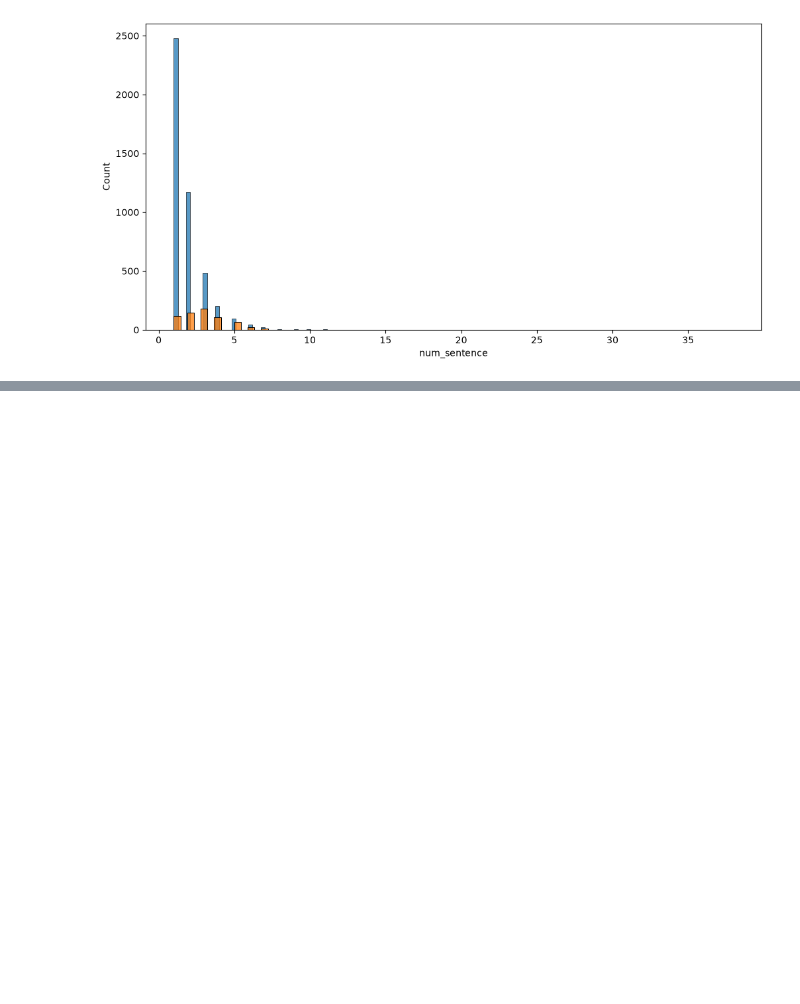
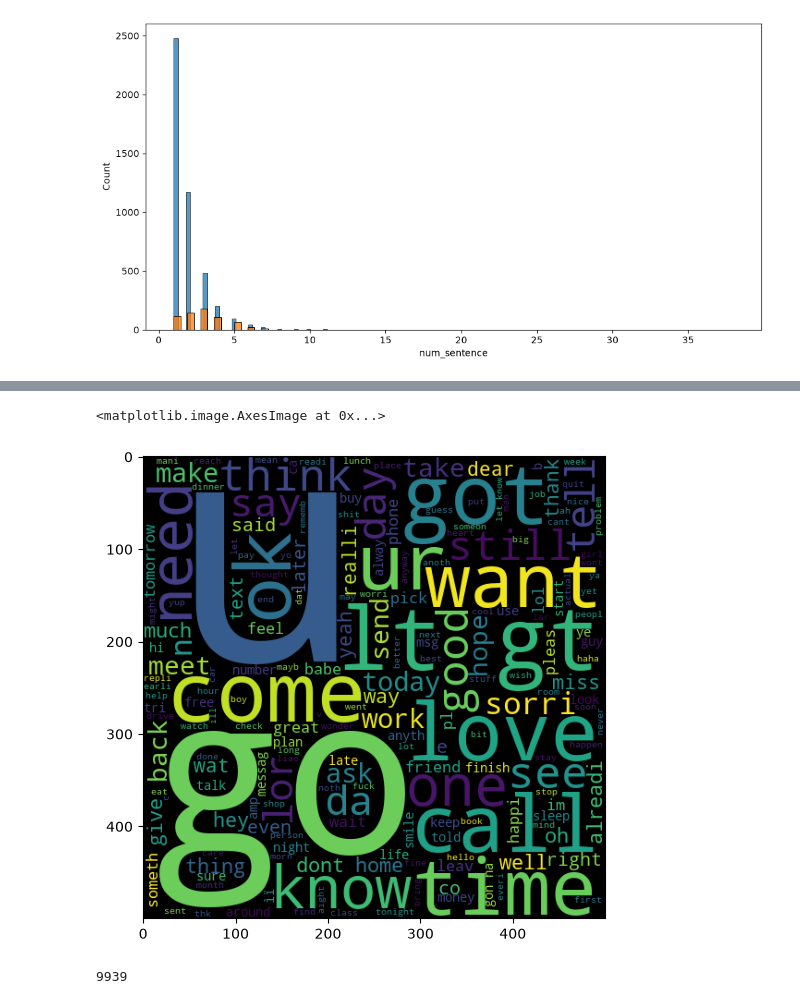
Before and after one commit to himanshugithub360/Email_spam_detector, a Jupyter notebook: Email_spam.ipynb, the cells around one changed output, grey strips where cells are left out. Drawn from its saved outputs; the diff is of its cells as text; code cells hidden in the pictures; blank space fills up the shorter version.

```diff
--- a/Email_spam.ipynb
+++ b/Email_spam.ipynb
@@ -216,0 +315,6 @@ sns.histplot(df[df['target']==1]['num_sentence'])
+# %%
+plt.figure(figsize=(15,6))
+plt.imshow(spam_wc)
+# %% [output]
+<matplotlib.image.AxesImage at 0x...>
+[figure, added]
@@ -216,0 +326,4 @@ sns.histplot(df[df['target']==1]['num_sentence'])
+# %%
+len(spam_corpus)
+# %% [output]
+9939
```
Also changed, not shown: parts of 21 cells of this notebook.
